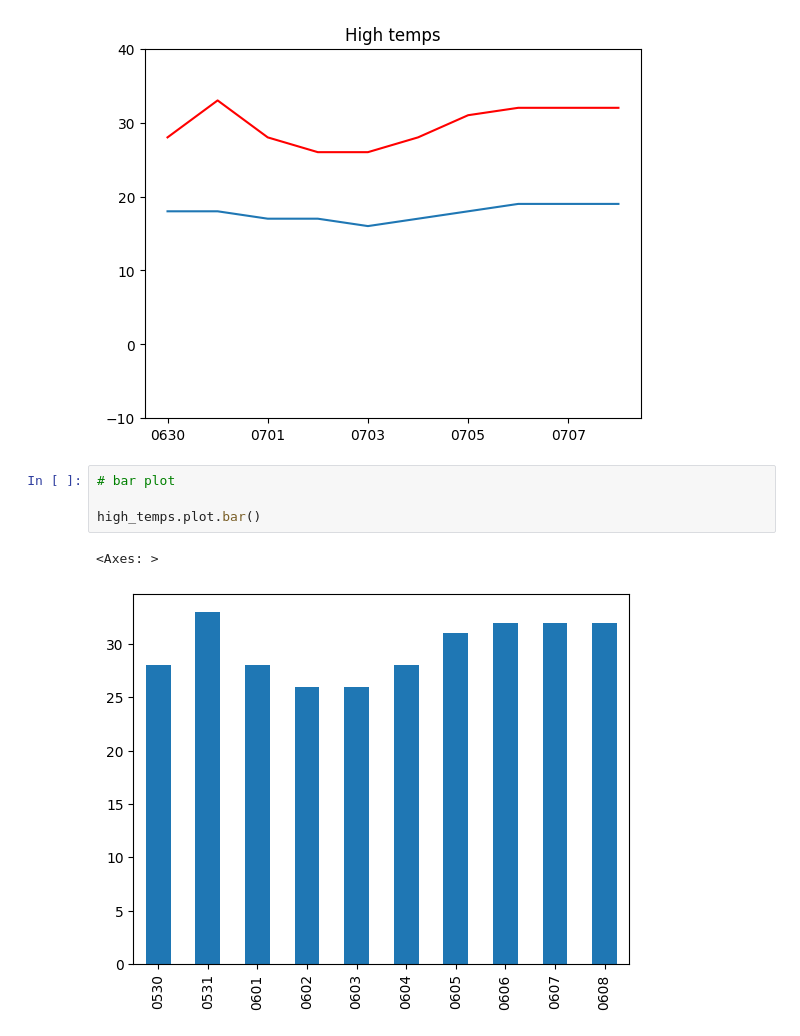
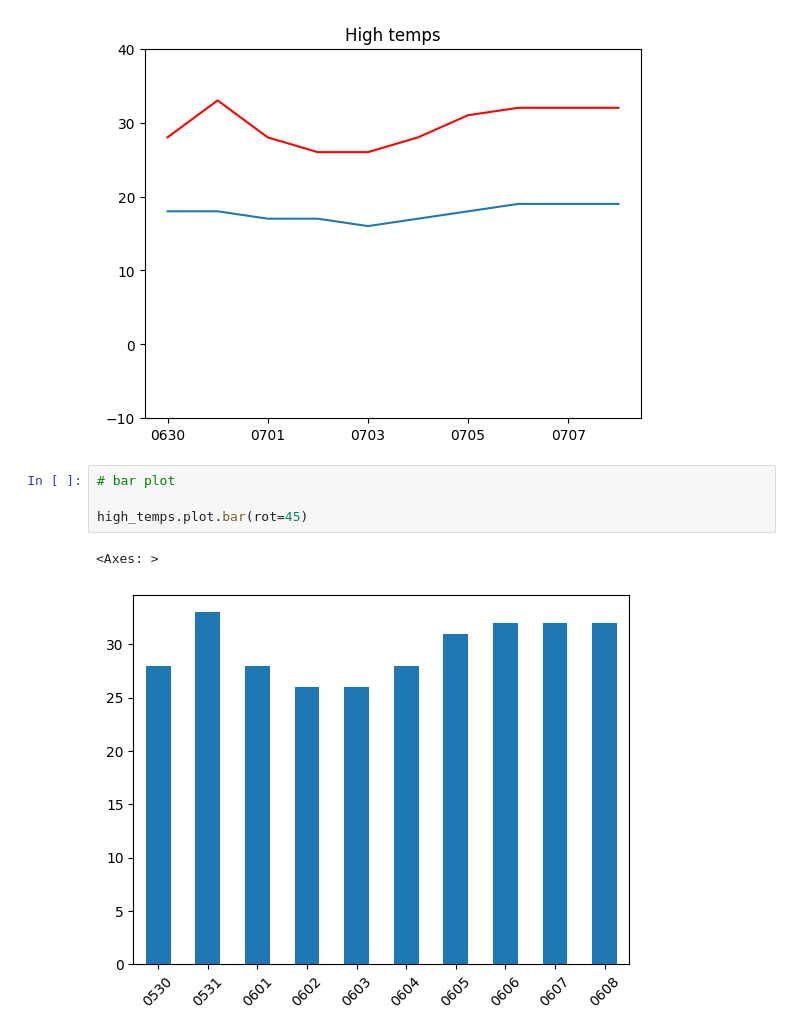
Before and after one commit to reuven/apple-2025-05May-29-visualization, a Jupyter notebook: 2025-05May-29-visualization.ipynb, the cells around one changed output. Saved outputs shown, nothing was run; the diff lists cells and outputs as text.

```diff
--- a/2025-05May-29-visualization.ipynb
+++ b/2025-05May-29-visualization.ipynb
@@ -254,7 +254,7 @@ low_temps.plot.line(ax=ax)
 # %%
 # bar plot
 
-high_temps.plot.bar()
+high_temps.plot.bar(rot=45)
 # %% [output]
 <Axes: >
-[figure, old version]
+[figure, new version]
```
